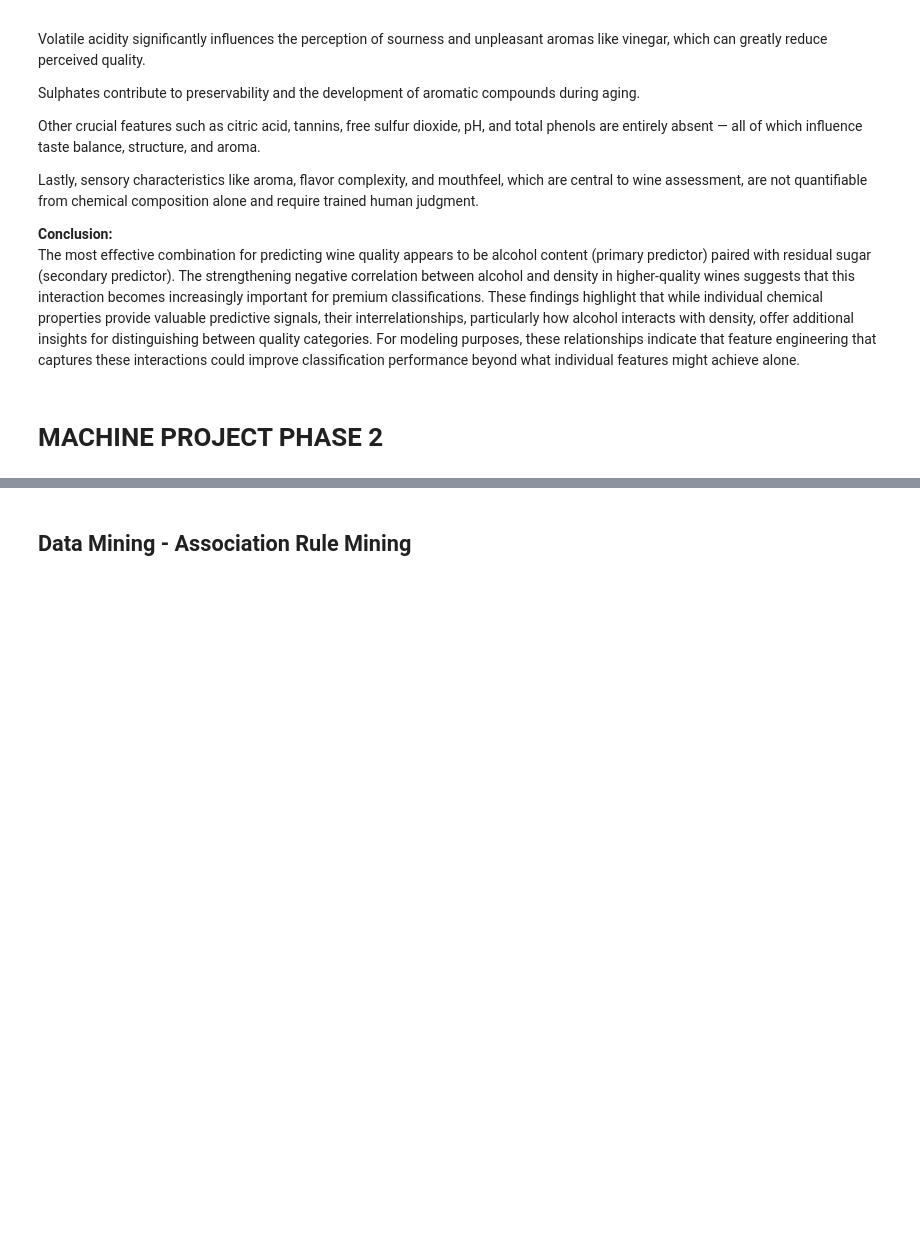
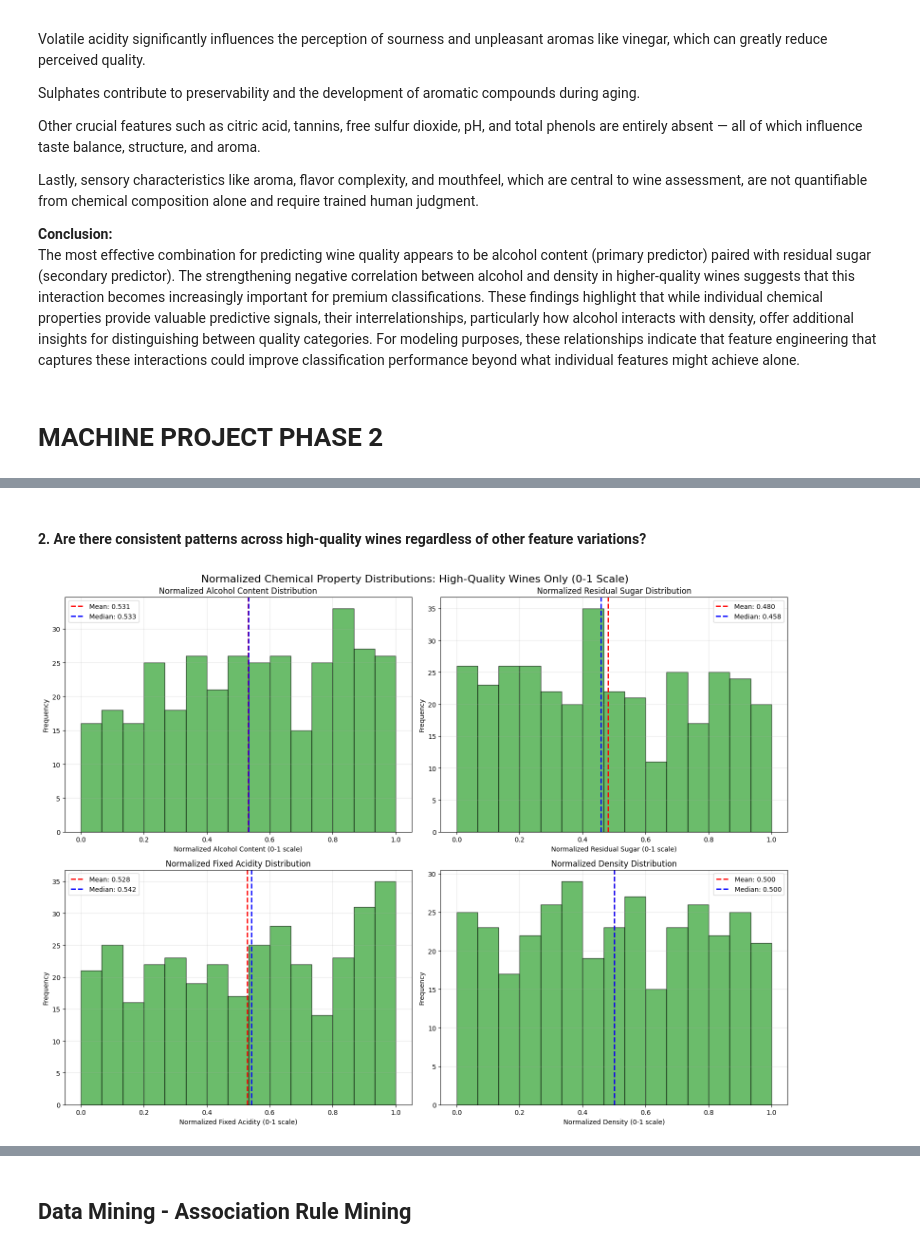
Before and after one commit to XENNNOOOO/CSMODEL_MP_Phase1, a Jupyter notebook: wine_quality_class_nb.ipynb, the cells around one changed output, grey strips where cells are left out. Saved outputs shown, nothing was run; the diff lists cells and outputs as text; code cells hidden in the pictures; blank space fills up the shorter version.

```diff
--- a/wine_quality_class_nb.ipynb
+++ b/wine_quality_class_nb.ipynb
@@ -355,0 +450,67 @@ To explore this main question, we'll investigate the following exploratory data
+# %% [markdown]
+#### 2. Are there consistent patterns across high-quality wines regardless of other feature variations?
+# %%
+from sklearn.preprocessing import MinMaxScaler
+
+fig, axes = plt.subplots(2, 2, figsize=(16, 12))
+fig.suptitle('Normalized Chemical Property Distributions: High-Quality Wines Only (0-1 Scale)', fontsize=16, y=0.98)
+
+# Filter for high-quality wines only
+high_quality = df[df['quality_label'] == 'high']
+
+# Features to normalize
+features = ['alcohol', 'residual_sugar', 'fixed_acidity', 'density']
+
+# Normalize the features using MinMaxScaler (0-1 normalization)
+scaler = MinMaxScaler()
+high_quality_normalized = high_quality.copy()
+high_quality_normalized[features] = scaler.fit_transform(high_quality[features])
+
+# Plot 1: Normalized Alcohol Content Distribution
+ax = axes[0, 0]
+ax.hist(high_quality_normalized['alcohol'], bins=15, color='#2ca02c', alpha=0.7, edgecolor='black')
+ax.set_xlabel('Normalized Alcohol Content (0-1 scale)')
+ax.set_ylabel('Frequency')
+ax.set_title('Normalized Alcohol Content Distribution')
+ax.grid(True, alpha=0.3)
+ax.axvline(high_quality_normalized['alcohol'].mean(), color='red', linestyle='--', linewidth=2, label=f'Mean: {high_quality_normalized["alcohol"].mean():.3f}')
+ax.axvline(high_quality_normalized['alcohol'].median(), color='blue', linestyle='--', linewidth=2, label=f'Median: {high_quality_normalized["alcohol"].median():.3f}')
+ax.legend()
+
+# Plot 2: Normalized Residual Sugar Distribution
+ax = axes[0, 1]
+ax.hist(high_quality_normalized['residual_sugar'], bins=15, color='#2ca02c', alpha=0.7, edgecolor='black')
+ax.set_xlabel('Normalized Residual Sugar (0-1 scale)')
+ax.set_ylabel('Frequency')
+ax.set_title('Normalized Residual Sugar Distribution')
+ax.grid(True, alpha=0.3)
+ax.axvline(high_quality_normalized['residual_sugar'].mean(), color='red', linestyle='--', linewidth=2, label=f'Mean: {high_quality_normalized["residual_sugar"].mean():.3f}')
+ax.axvline(high_quality_normalized['residual_sugar'].median(), color='blue', linestyle='--', linewidth=2, label=f'Median: {high_quality_normalized["residual_sugar"].median():.3f}')
+ax.legend()
+
+# Plot 3: Normalized Fixed Acidity Distribution
+ax = axes[1, 0]
+ax.hist(high_quality_normalized['fixed_acidity'], bins=15, color='#2ca02c', alpha=0.7, edgecolor='black')
+ax.set_xlabel('Normalized Fixed Acidity (0-1 scale)')
+ax.set_ylabel('Frequency')
+ax.set_title('Normalized Fixed Acidity Distribution')
+ax.grid(True, alpha=0.3)
+ax.axvline(high_quality_normalized['fixed_acidity'].mean(), color='red', linestyle='--', linewidth=2, label=f'Mean: {high_quality_normalized["fixed_acidity"].mean():.3f}')
+ax.axvline(high_quality_normalized['fixed_acidity'].median(), color='blue', linestyle='--', linewidth=2, label=f'Median: {high_quality_normalized["fixed_acidity"].median():.3f}')
+ax.legend()
+
+# Plot 4: Normalized Density Distribution
+ax = axes[1, 1]
+ax.hist(high_quality_normalized['density'], bins=15, color='#2ca02c', alpha=0.7, edgecolor='black')
+ax.set_xlabel('Normalized Density (0-1 scale)')
+ax.set_ylabel('Frequency')
+ax.set_title('Normalized Density Distribution')
+ax.grid(True, alpha=0.3)
+ax.axvline(high_quality_normalized['density'].mean(), color='red', linestyle='--', linewidth=2, label=f'Mean: {high_quality_normalized["density"].mean():.3f}')
+ax.axvline(high_quality_normalized['density'].median(), color='blue', linestyle='--', linewidth=2, label=f'Median: {high_quality_normalized["density"].median():.3f}')
+ax.legend()
+
+plt.tight_layout()
+plt.show()
+# %% [output]
+[figure, added]
```
Also changed, not shown: parts of 13 cells of this notebook, 2 other files.
